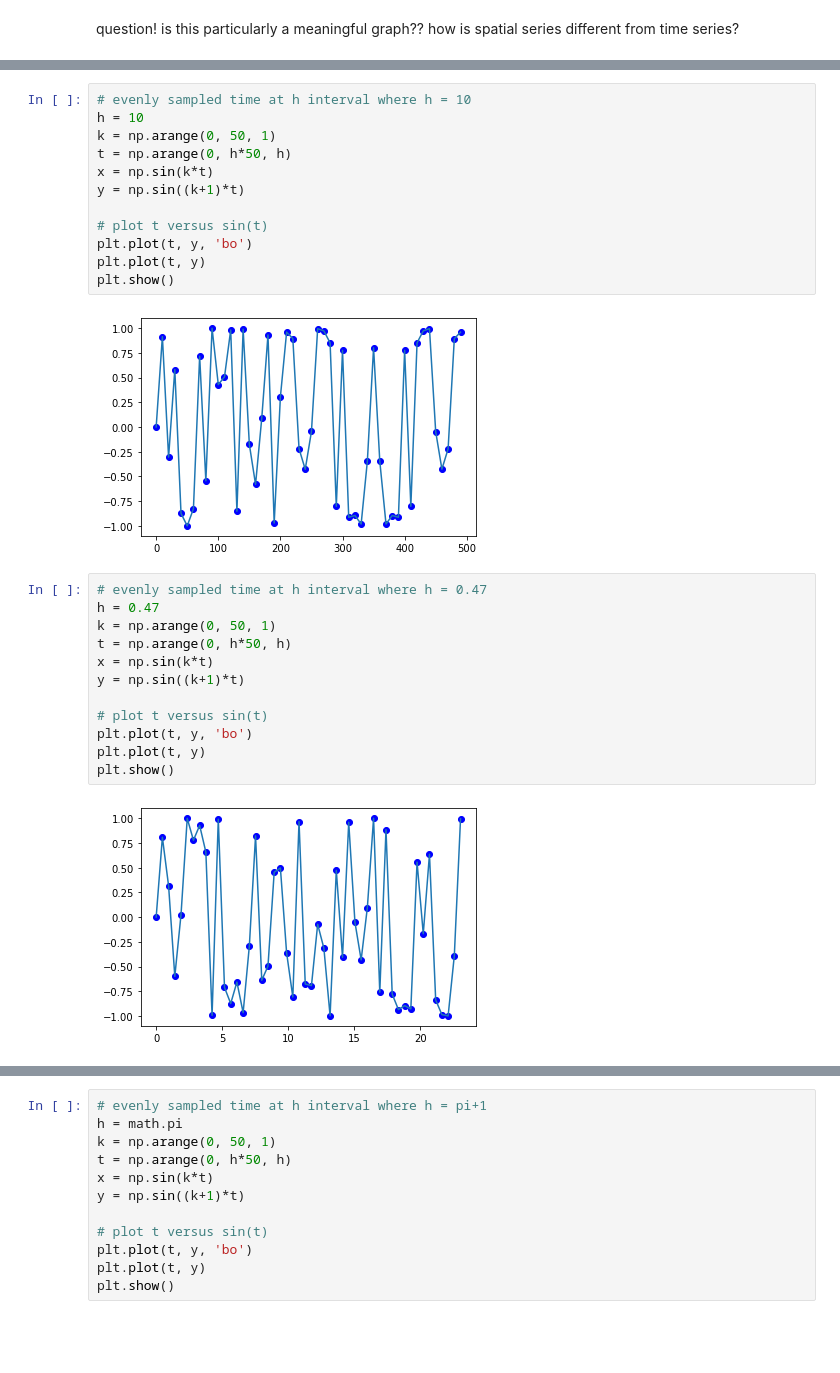
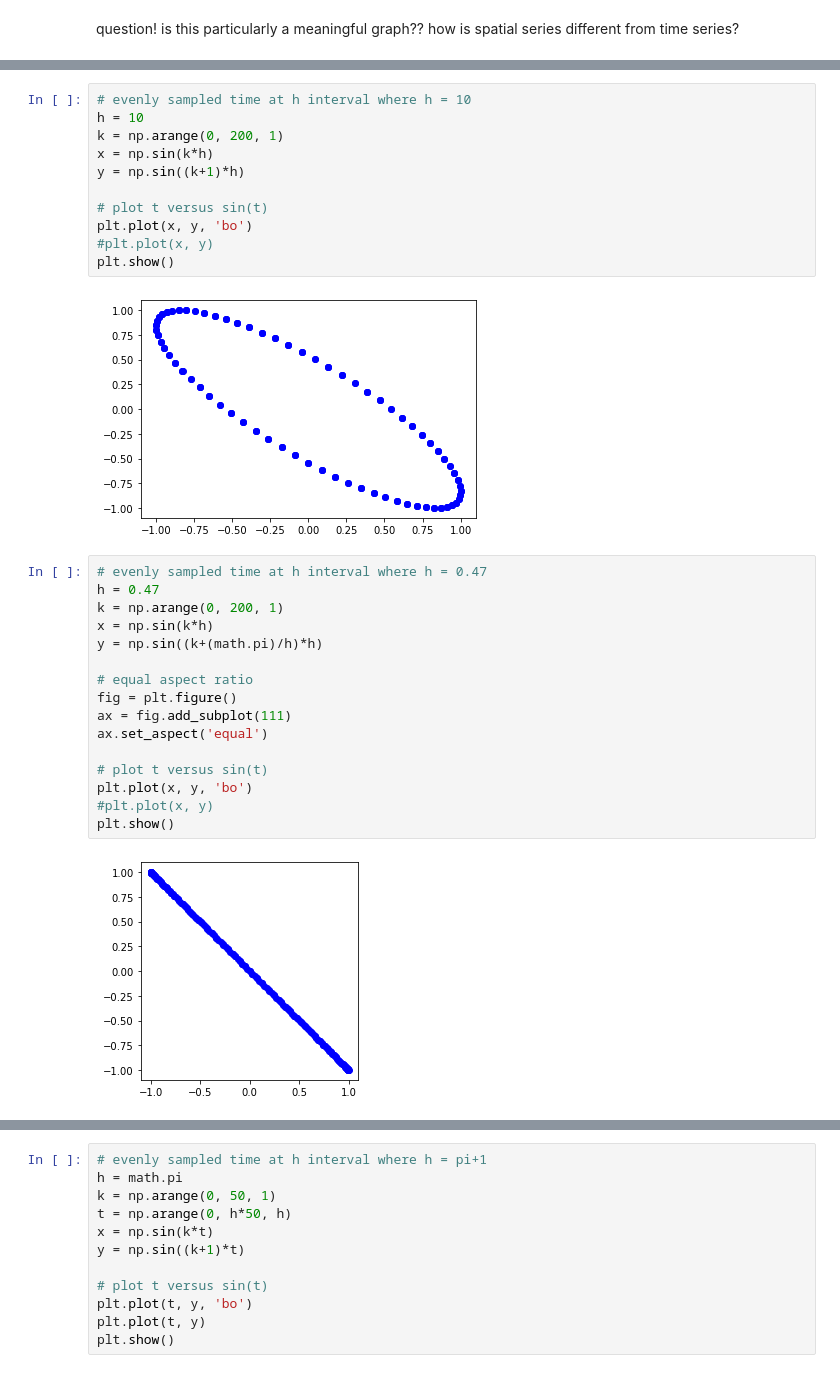
Before and after one commit to sarahheayoon/Topological-Data-Analysis, a Jupyter notebook: TDA Assignment 01-02.ipynb, the cells around one changed output, grey strips where cells are left out. Cells and saved outputs as stored; diff of their text form; blank space fills up the shorter version.

```diff
--- a/TDA Assignment 01-02.ipynb
+++ b/TDA Assignment 01-02.ipynb
@@ -176,29 +173,32 @@ plt.show()
 # %%
 # evenly sampled time at h interval where h = 10
 h = 10
-k = np.arange(0, 50, 1)
-t = np.arange(0, h*50, h)
-x = np.sin(k*t)
-y = np.sin((k+1)*t)
+k = np.arange(0, 200, 1)
+x = np.sin(k*h)
+y = np.sin((k+1)*h)
 
 # plot t versus sin(t)
-plt.plot(t, y, 'bo')
-plt.plot(t, y)
+plt.plot(x, y, 'bo')
+#plt.plot(x, y)
 plt.show()
 # %% [output]
-[figure, old version]
+[figure, new version]
 # %%
 # evenly sampled time at h interval where h = 0.47
 h = 0.47
-k = np.arange(0, 50, 1)
-t = np.arange(0, h*50, h)
-x = np.sin(k*t)
-y = np.sin((k+1)*t)
+k = np.arange(0, 200, 1)
+x = np.sin(k*h)
+y = np.sin((k+(math.pi)/h)*h)
+
+# equal aspect ratio
+fig = plt.figure()
+ax = fig.add_subplot(111)
+ax.set_aspect('equal')
 
 # plot t versus sin(t)
-plt.plot(t, y, 'bo')
-plt.plot(t, y)
+plt.plot(x, y, 'bo')
+#plt.plot(x, y)
 plt.show()
 # %% [output]
-[figure, old version]
+[figure, new version]
 # %%
```
Also changed, not shown: parts of 7 cells of this notebook.
